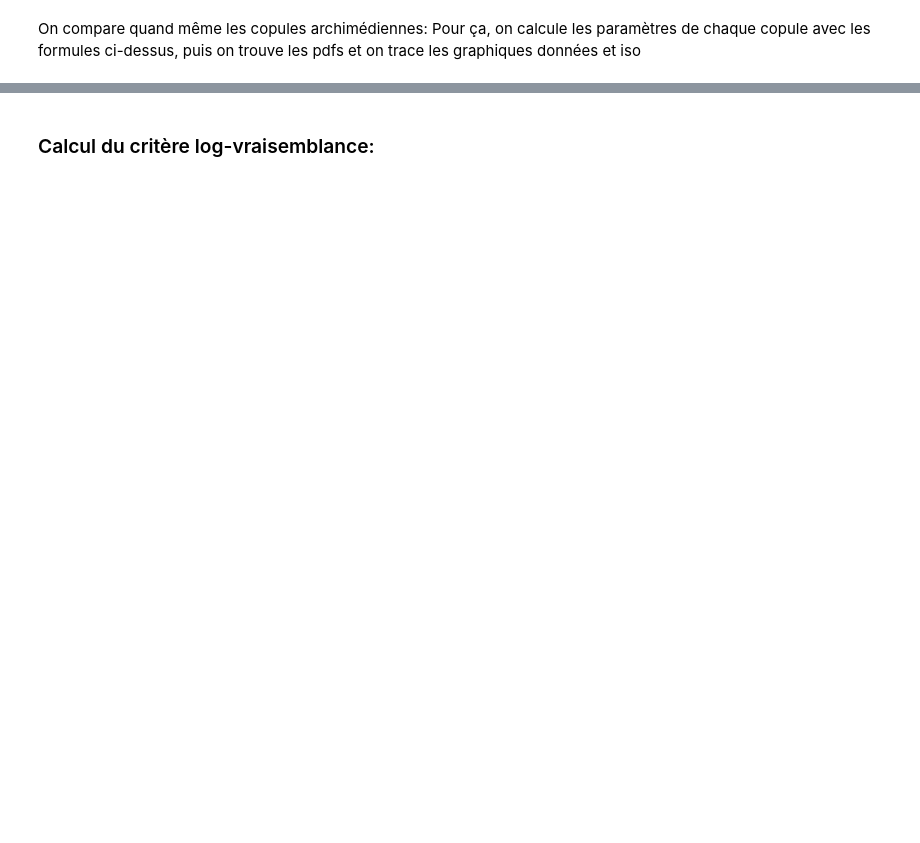
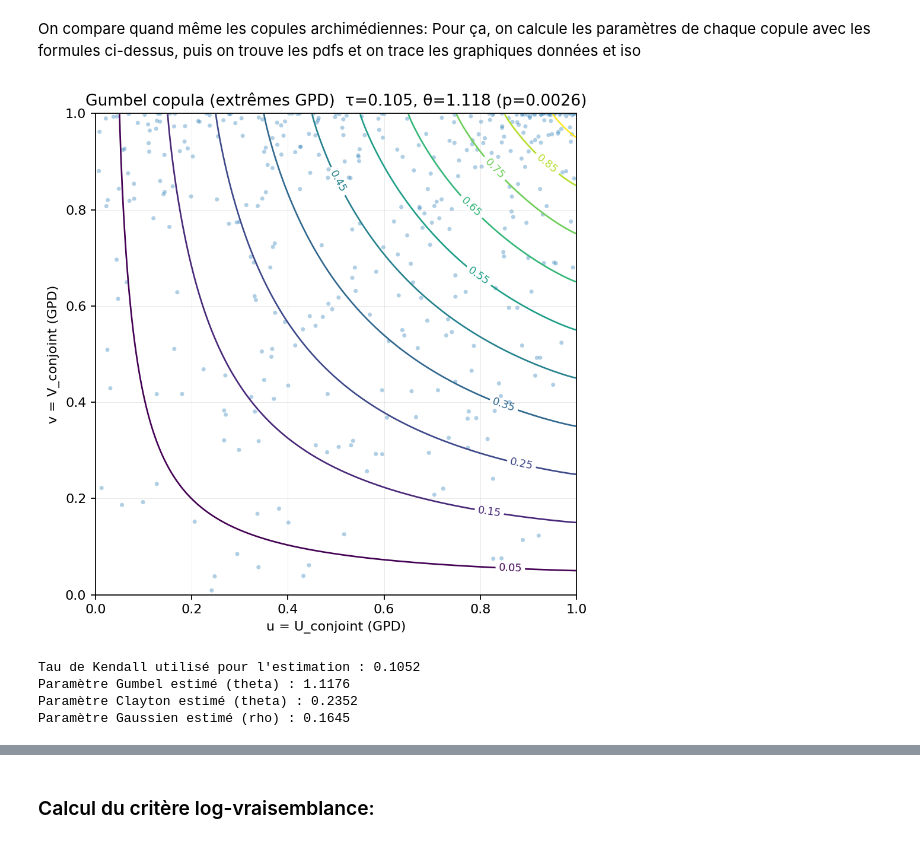
Before and after one commit to Faza20-lab/Projet_stats, a Jupyter notebook: Projet_stats.ipynb, the cells around one changed output, grey strips where cells are left out. Cells and saved outputs as stored; diff of their text form; code cells hidden in the pictures; blank space fills up the shorter version.

```diff
--- a/Projet_stats.ipynb
+++ b/Projet_stats.ipynb
@@ -2031,0 +2071,16 @@ Seuils définis : X > 0.01 | Y > 9.84
+# %%
+u = U_conjoint
+v = V_conjoint
+# Définition des bornes du carré
+u_min = 0.90
+v_min = 0.80
+
+# Masque des points dans le carré (coin supérieur droit)
+mask_carre = (u >= u_min) & (v >= v_min)
+
+# Nombre de points
+nb_points_carre = np.sum(mask_carre)
+
+print("Nombre de points dans le carré encadré :", nb_points_carre)
+print("Nombre total d'extrêmes conjoints :", len(u))
+print("Proportion dans le carré :", nb_points_carre / len(u))
@@ -2080,44 +2131,45 @@ Rappel du cours: (a priori Gumbel pour les upper tails mieux)
 On compare quand même les copules archimédiennes:
 Pour ça, on calcule les paramètres de chaque copule avec les formules ci-dessus, puis on trouve les pdfs et on trace les graphiques données et iso
 # %%
-import numpy as np
-import matplotlib.pyplot as plt
-from scipy.stats import rankdata
+# 1) Tau -> theta (Gumbel copula) SUR CES u,v
+tau, pval = kendalltau(u, v)
+if tau <= 0:
+    raise ValueError("Copule de Gumbel: dépendance positive requise (tau > 0).")
 
-#1) Tau -> theta (Gumbel copula)
-tau = kendall_corr
-if tau <= 0:
-    raise ValueError("La copule de Gumbel modélise une dépendance positive : il faut tau > 0.")
-theta = 1 / (1 - tau)   # Gumbel: tau = 1 - 1/theta  => theta = 1/(1-tau)
+theta = 1 / (1 - tau)  # Gumbel: tau = 1 - 1/theta
 
-#2) Pseudo-observations u,v (à partir de tes 2 variables x,y)
-
-
-#3) Fonction copule de Gumbel + tracé
+# 2) Fonction copule de Gumbel
 def gumbel_copula_C(U, V, theta):
     U = np.clip(U, 1e-12, 1 - 1e-12)
     V = np.clip(V, 1e-12, 1 - 1e-12)
     return np.exp(-(((-np.log(U))**theta + (-np.log(V))**theta)**(1/theta)))
 
-#Grille
+# 3) Tracé contours + points (u,v)
 grid = np.linspace(1e-3, 1 - 1e-3, 300)
-U, V = np.meshgrid(grid, grid)
-C = gumbel_copula_C(U, V, theta)
+U_grid, V_grid = np.meshgrid(grid, grid)
+C = gumbel_copula_C(U_grid, V_grid, theta)
 
-fig, ax = plt.subplots(figsize=(6.5,6), dpi=160)
-cs = ax.contour(U, V, C, levels=np.linspace(0.05, 0.95, 10), linewidths=1.2)
+fig, ax = plt.subplots(figsize=(6.5, 6), dpi=160)
+
+levels = np.linspace(0.05, 0.95, 10)
+cs = ax.contour(U_grid, V_grid, C, levels=levels, linewidths=1.2)
 ax.clabel(cs, fmt="%.2f", fontsize=8)
-ax.scatter(u_gpd, v_gpd, s=10, alpha=0.35, edgecolors="none")
+
+ax.scatter(u, v, s=10, alpha=0.35, edgecolors="none")
+
 ax.set_aspect("equal")
-ax.set_xlim(0,1); ax.set_ylim(0,1)
-ax.set_xlabel("u"); ax.set_ylabel("v")
-ax.set_title(f"Gumbel copula (contours)  τ={tau:.3f}, θ={theta:.3f}")
+ax.set_xlim(0, 1); ax.set_ylim(0, 1)
+ax.set_xlabel("u = U_conjoint (GPD)")
+ax.set_ylabel("v = V_conjoint (GPD)")
+ax.set_title(f"Gumbel copula (extrêmes GPD)  τ={tau:.3f}, θ={theta:.3f} (p={pval:.2g})")
 ax.grid(True, linewidth=0.4, alpha=0.3)
+
 plt.tight_layout()
 plt.show()
+# %% [output]
+[figure, added]
 # %%
 # 1. Récupération du Tau de Kendall calculé précédemment
-tau = kendall_corr
 print(f"Tau de Kendall utilisé pour l'estimation : {tau:.4f}")
 
 # 2. Estimation des paramètres (Méthode des Moments via Kendall's Tau)
@@ -2136,6 +2188,11 @@ print(f"Paramètre Clayton estimé (theta) : {theta_clayton:.4f}")
 # Relation : r = sin(pi/2 * tau)
 rho_gauss = np.sin(np.pi / 2 * tau)
 print(f"Paramètre Gaussien estimé (rho) : {rho_gauss:.4f}")
+# %% [output]
+Tau de Kendall utilisé pour l'estimation : 0.1052
+Paramètre Gumbel estimé (theta) : 1.1176
+Paramètre Clayton estimé (theta) : 0.2352
+Paramètre Gaussien estimé (rho) : 0.1645
 # %%
 # 3. Simulation pour Comparaison Visuelle
 # On génère des données artificielles avec ces lois pour voir laquelle ressemble à nos données
```
Also changed, not shown: parts of 94 cells of this notebook.
